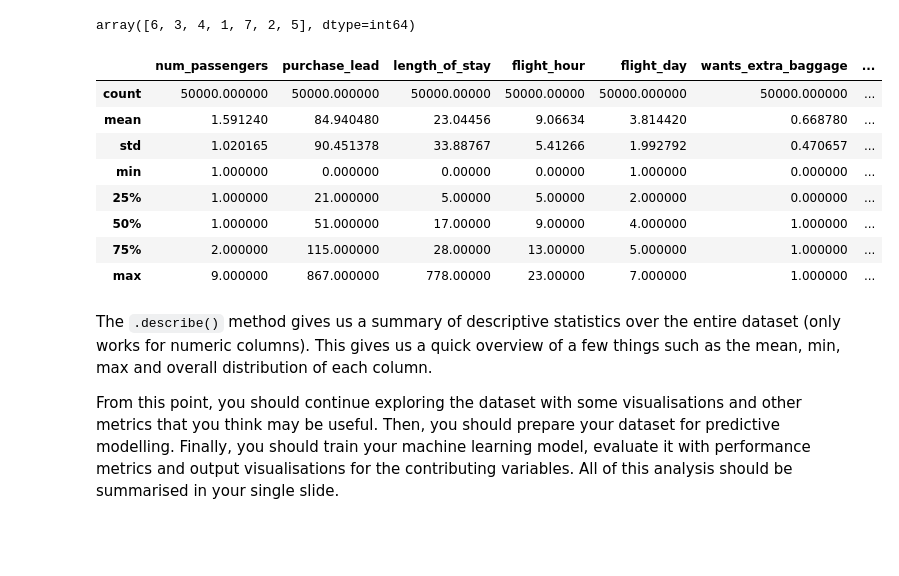
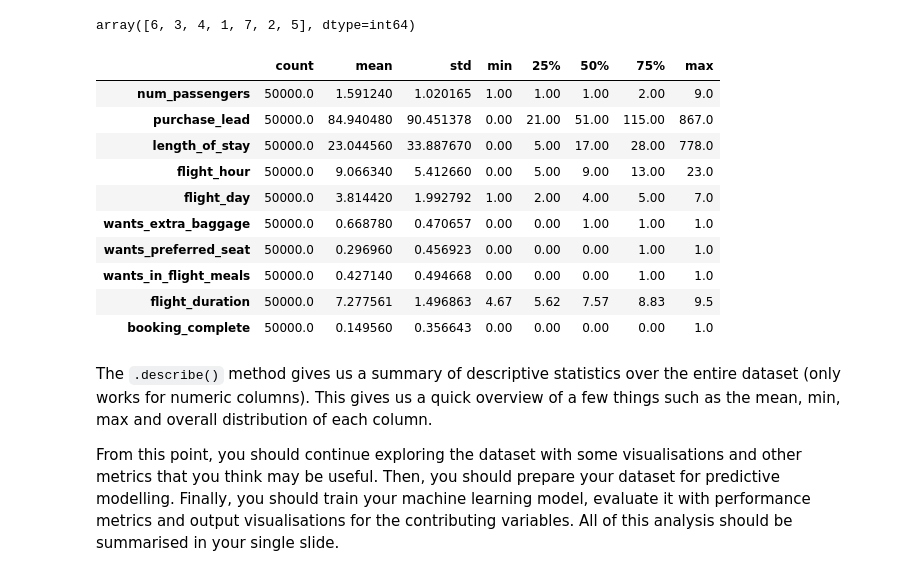
Before and after one commit to dasanmiguelv/supervised-machine-learning, a Jupyter notebook: behaviour-buying/Getting Started.ipynb, the cells around one changed output. Saved outputs shown, nothing was run; the diff lists cells and outputs as text; code cells hidden in the pictures; blank space fills up the shorter version.

```diff
--- a/behaviour-buying/Getting Started.ipynb
+++ b/behaviour-buying/Getting Started.ipynb
@@ -86,17 +86,19 @@ df["flight_day"].unique()
 # %% [output]
 array([6, 3, 4, 1, 7, 2, 5], dtype=int64)
 # %%
-df.describe()
+df.describe().T
 # %% [output]
-|  | num_passengers | purchase_lead | length_of_stay | flight_hour | flight_day | wants_extra_baggage | ... |
-| count | 50000.000000 | 50000.000000 | 50000.00000 | 50000.00000 | 50000.000000 | 50000.000000 | ... |
-| mean | 1.591240 | 84.940480 | 23.04456 | 9.06634 | 3.814420 | 0.668780 | ... |
-| std | 1.020165 | 90.451378 | 33.88767 | 5.41266 | 1.992792 | 0.470657 | ... |
-| min | 1.000000 | 0.000000 | 0.00000 | 0.00000 | 1.000000 | 0.000000 | ... |
-| 25% | 1.000000 | 21.000000 | 5.00000 | 5.00000 | 2.000000 | 0.000000 | ... |
-| 50% | 1.000000 | 51.000000 | 17.00000 | 9.00000 | 4.000000 | 1.000000 | ... |
-| 75% | 2.000000 | 115.000000 | 28.00000 | 13.00000 | 5.000000 | 1.000000 | ... |
-| max | 9.000000 | 867.000000 | 778.00000 | 23.00000 | 7.000000 | 1.000000 | ... |
+|  | count | mean | std | min | 25% | 50% | 75% | max |
+| num_passengers | 50000.0 | 1.591240 | 1.020165 | 1.00 | 1.00 | 1.00 | 2.00 | 9.0 |
+| purchase_lead | 50000.0 | 84.940480 | 90.451378 | 0.00 | 21.00 | 51.00 | 115.00 | 867.0 |
+| length_of_stay | 50000.0 | 23.044560 | 33.887670 | 0.00 | 5.00 | 17.00 | 28.00 | 778.0 |
+| flight_hour | 50000.0 | 9.066340 | 5.412660 | 0.00 | 5.00 | 9.00 | 13.00 | 23.0 |
+| flight_day | 50000.0 | 3.814420 | 1.992792 | 1.00 | 2.00 | 4.00 | 5.00 | 7.0 |
+| wants_extra_baggage | 50000.0 | 0.668780 | 0.470657 | 0.00 | 0.00 | 1.00 | 1.00 | 1.0 |
+| wants_preferred_seat | 50000.0 | 0.296960 | 0.456923 | 0.00 | 0.00 | 0.00 | 1.00 | 1.0 |
+| wants_in_flight_meals | 50000.0 | 0.427140 | 0.494668 | 0.00 | 0.00 | 0.00 | 1.00 | 1.0 |
+| flight_duration | 50000.0 | 7.277561 | 1.496863 | 4.67 | 5.62 | 7.57 | 8.83 | 9.5 |
+| booking_complete | 50000.0 | 0.149560 | 0.356643 | 0.00 | 0.00 | 0.00 | 0.00 | 1.0 |
 # %% [markdown]
 The `.describe()` method gives us a summary of descriptive statistics over the entire dataset (only works for numeric columns). This gives us a quick overview of a few things such as the mean, min, max and overall distribution of each column.
 
```
Also changed, not shown: parts of 19 cells of this notebook.
